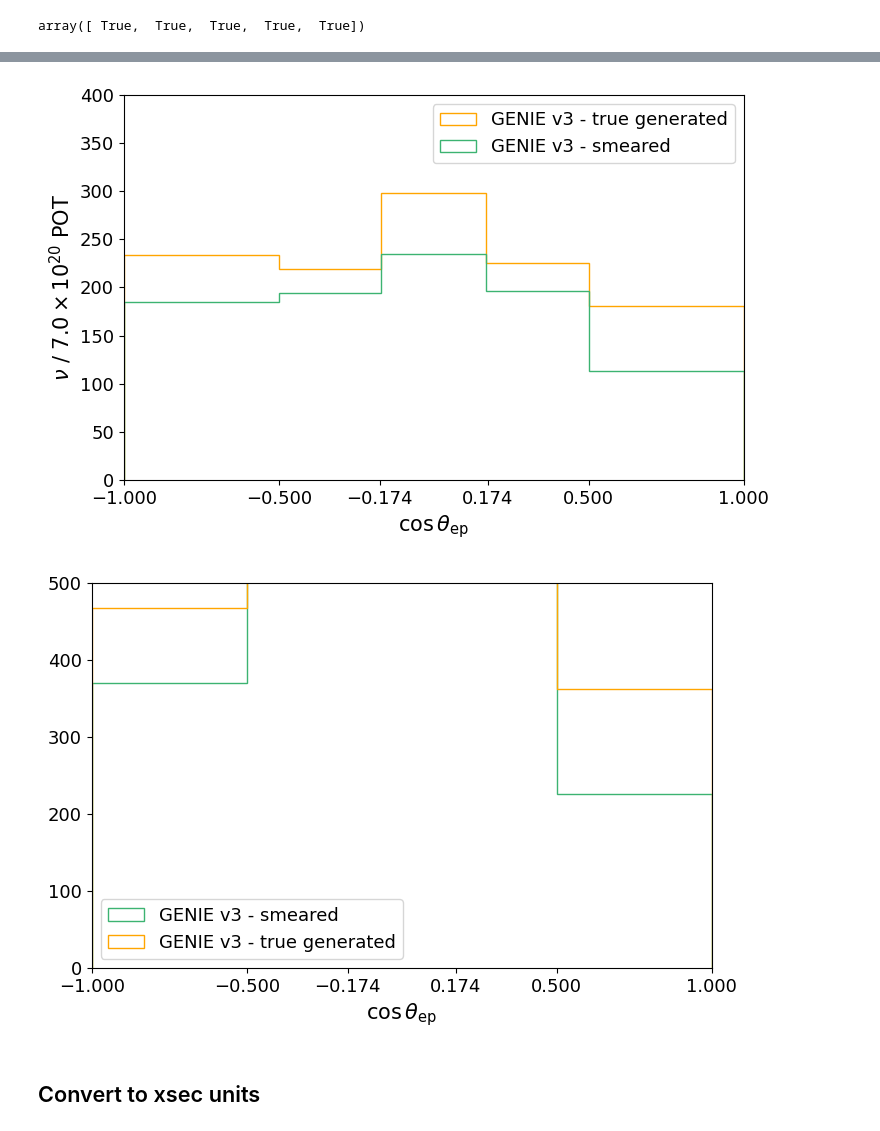
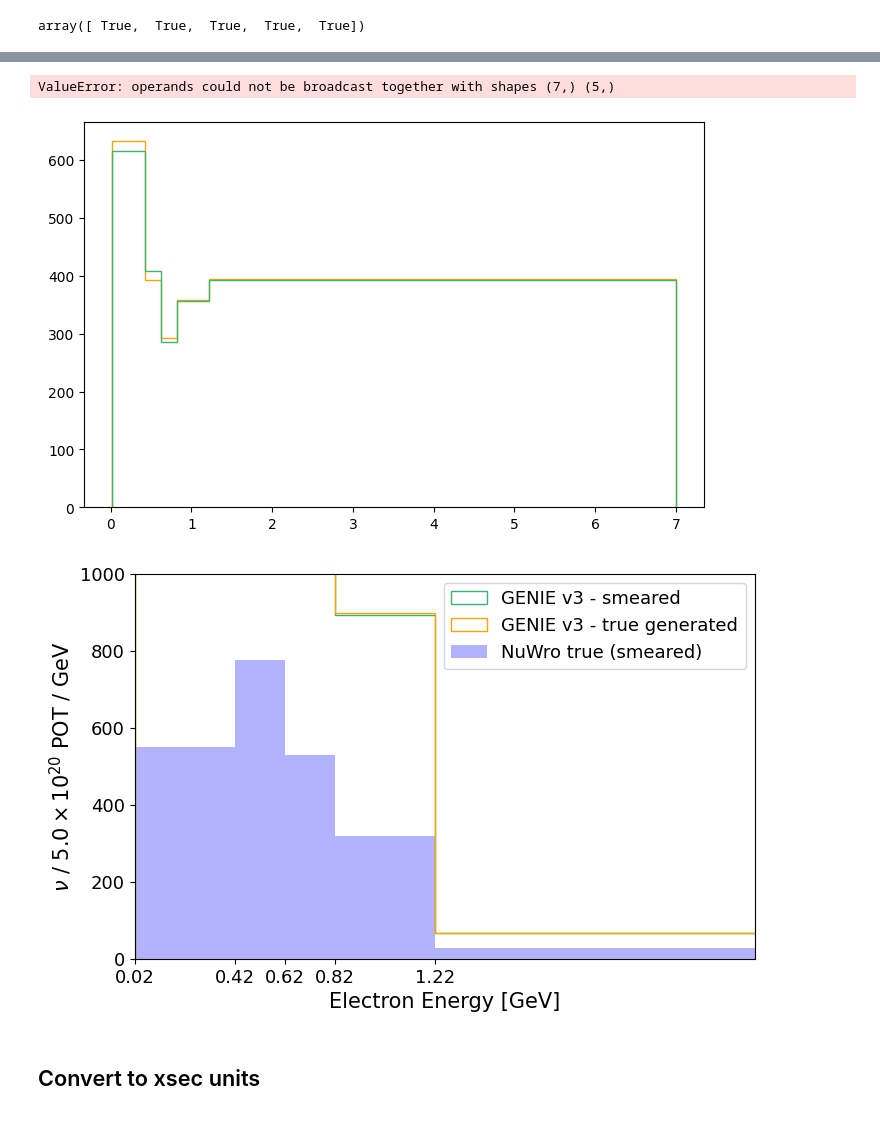
Before and after one commit to abbeybarnard/uB_NuMI_CC_Np, a Jupyter notebook: unfolding.ipynb, the cells around one changed output, grey strips where cells are left out. Saved outputs shown, nothing was run; the diff lists cells and outputs as text; code cells hidden in the pictures.

```diff
--- a/unfolding.ipynb
+++ b/unfolding.ipynb
@@ -25,9 +25,9 @@ from cfg import *
 # %%
 ISOLD = False
 
-ISRUN3 = ""      # leave empty for FHC+RHC
+ISRUN3 = True      # leave empty for FHC+RHC
 
-isNuWro = False
+isNuWro = True
 
 isClosureTest = False
 
@@ -37,7 +37,7 @@ cut_level = ""
 
 # Choose your variable!
 # Variables = "Opening Angle", "Proton Multiplicity", "Electron Energy", "Visible Energy"
-name_of_variable = "Opening Angle"
+name_of_variable = "Electron Energy Lite"
 xvar, true_var, bins, xlow, xhigh, x_label, x_ticks = get_variable_info(name_of_variable, ISRUN3, cut_level)
 
 # ELECTRON ENERGY: 0603 for new flux, 0602 for old flux, 0618 for no shower energy correction
@@ -61,7 +61,7 @@ file = "output_" + xvar + "_Combined_C" + c + "_PAPERVERSION.root"
 # Check if isNuWro is True, and set a different path and filename
 if isNuWro:
     path = "/Users/abarnard/phd/ccnp/uBNuMI_CC1eNp/unfolding/nuwro/output/"  # New path for NuWro output
-    file = "output_nuwro_" + xvar + "_C" + c + ".root"  # New filename format for NuWro
+    file = "output_nuwro_" + xvar + "_C" + c + "_FAKEDATANUEBAR1_RHC.root"  # New filename format for NuWro
 
 elif isClosureTest:
     path = "/Users/abarnard/phd/ccnp/uBNuMI_CC1eNp/unfolding/closuretest/output/"
@@ -657,17 +659,22 @@ x = true, y = unfolded
 # %%
 # if isNuWro or (isData==False and ISRUN3==False): # Using this one for testing!
 if isNuWro or (isData==True and ISRUN3==False):
-    # with open('unfolding/variations/FHCVariations_'+xvar+'.json') as f_fhc:
-    with open('unfolding/variations/FHCVariations_'+xvar+'_NuWro.json') as f_fhc:
-            fhc_dict = json.load(f_fhc)
+    if ISRUN3:
+        with open('unfolding/variations/RHCVariations_'+xvar+'_FAKEDATANUEBAR1.json') as f_rhc:
+            rhc_dict = json.load(f_rhc)
+
+    else:
+        # with open('unfolding/variations/FHCVariations_'+xvar+'.json') as f_fhc:
+        with open('unfolding/variations/FHCVariations_'+xvar+'_FAKEDATA.json') as f_fhc:
+                fhc_dict = json.load(f_fhc)
 
 # grab the sum of the weights squared -- GENIE
 # with open('unfolding/smearing/FHC_'+xvar+'_081323.json') as smearing_fhc:
-with open('unfolding/smearing/FHC_'+xvar+'_102725_PAPERVERSION.json') as smearing_fhc:
+with open('unfolding/smearing/FHC_'+xvar+'_121125_FAKEDATA.json') as smearing_fhc:
             smearing_fhc_dict = json.load(smearing_fhc)
 
 # with open('unfolding/smearing/RHC_'+xvar+'_081323.json') as smearing_rhc:
-with open('unfolding/smearing/RHC_'+xvar+'_102725_PAPERVERSION.json') as smearing_rhc:
+with open('unfolding/smearing/RHC_'+xvar+'_121225_FAKEDATANUEBAR1.json') as smearing_rhc:
             smearing_rhc_dict = json.load(smearing_rhc)
 
 #genie_gen_sumw2 = np.array(smearing_fhc_dict['true_generated_sumw2']) + np.array(smearing_rhc_dict['true_generated_sumw2'])
@@ -693,7 +700,11 @@ smeared_genie = np.matmul(Ac, true)
 # print(fhc_dict['nuwro_generated_signal_ppfx'].shape)
 
 if isNuWro or (isData==True and ISRUN3==False):
-    smeared_nuwro = np.matmul(Ac, fhc_dict['nuwro_generated_signal_ppfx'])
+    if ISRUN3:
+        smeared_nuwro = np.matmul(Ac, rhc_dict['nuwro_generated_signal_ppfx'])
+
+    else:
+        smeared_nuwro = np.matmul(Ac, fhc_dict['nuwro_generated_signal_ppfx'])
 
 # if isNuWro or (isData==True and ISRUN3==False):
 #     smeared_nuwro = [np.matmul(Ac, x) for x in fhc_dict['nuwro_generated_signal_ppfx']]
@@ -773,7 +784,8 @@ plt.legend(fontsize=13)
 
 plt.show()
 # %% [output]
+ValueError: operands could not be broadcast together with shapes (7,) (5,)
-[figure, old version]
+[figure, new version]
 # %%
 fig = plt.figure(figsize=(8, 5))
 
@@ -782,35 +794,35 @@ plt.hist(bincenters, bins, weights=[x/y for x,y in zip(smeared_genie, binwidth_d
          color='mediumseagreen',label='GENIE v3 - smeared', histtype='step')
 
 
 plt.hist(bincenters, bins, weights=[x/y for x,y in zip(true, binwidth_div)],
          color='orange',label='GENIE v3 - true generated', histtype='step')
 
 if isNuWro:
     plt.hist(bincenters, bins, weights=[x/y for x,y in zip(smeared_nuwro, binwidth_div)],
          color='blue',alpha=0.3,label='NuWro true (smeared)')
 
 #plt.errorbar(bins+[bins[-1]], [0]+[x/y for x,y in zip(unf, binwidth)]+[0], color='black', linewidth=2, label='unfolded')
 
 
 plt.xlim(bins[0],xhigh)
-plt.ylim(0, 500)
+plt.ylim(0, 1000)
 
 plt.xticks(x_ticks, fontsize=13)
 plt.yticks( fontsize=13)
 
 
 plt.xlabel(x_label, fontsize=15)
 if xvar != 'tksh_angle':
     plt.ylabel('$\\nu$ / '+pot+' / GeV', fontsize=15)
 
 plt.legend(fontsize=13)
 #plt.title('Smeared Event Rate - Divided by Bin Width', fontsize=16)
 #plt.savefig(plots_path+"UnfoldedDifferential_VisibleEnergy.pdf", transparent=True, bbox_inches='tight')
 
 
 plt.show()
 # %% [output]
-[figure, old version]
+[figure, new version]
 # %% [markdown]
 ## Convert to xsec units
 # %%
```
Also changed, not shown: parts of 36 cells of this notebook, 9 other files.
